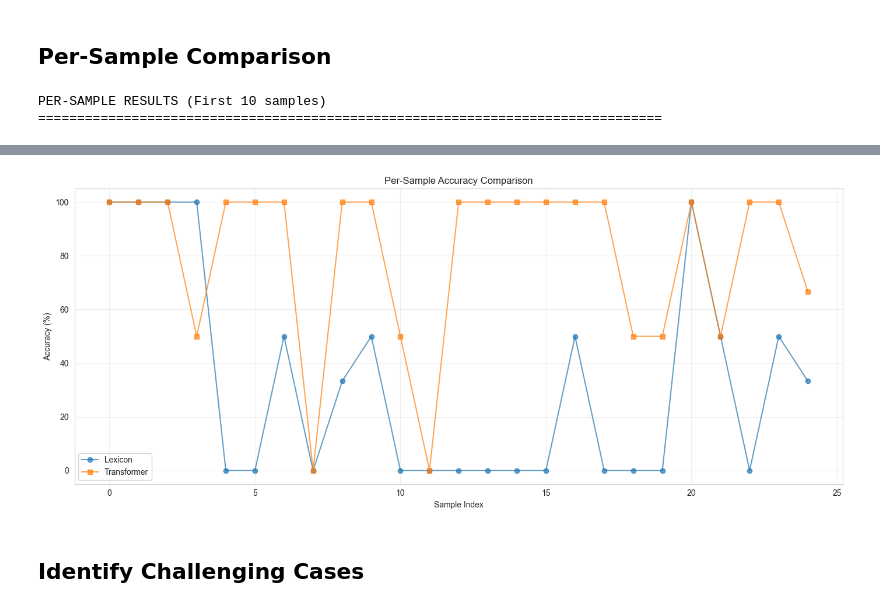
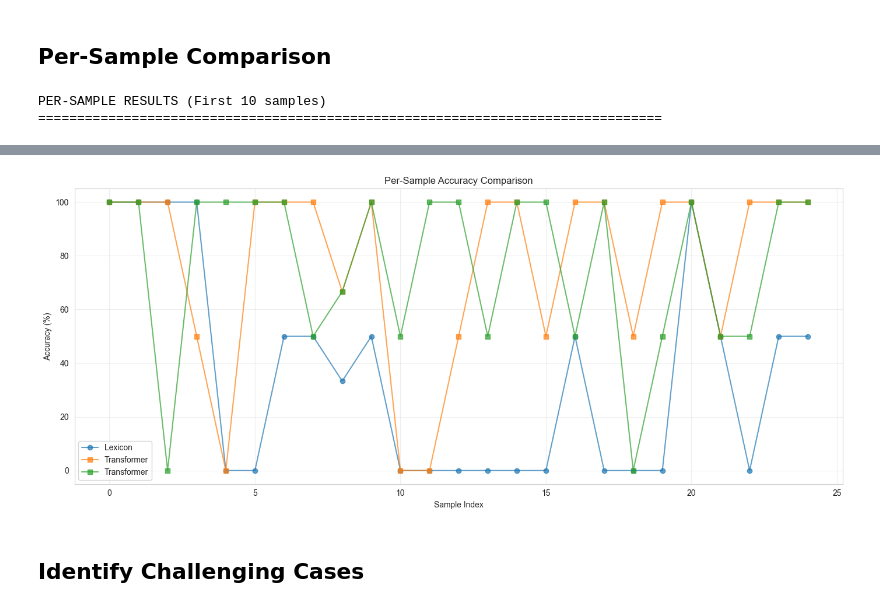
Before and after one commit to AlexandruPrimac/Aspect-Based-Sentiment-Analysis-Project, a Jupyter notebook: notebooks/comparison.ipynb, the cells around one changed output, grey strips where cells are left out. Drawn from its saved outputs; the diff is of its cells as text; code cells hidden in the pictures.

```diff
--- a/notebooks/comparison.ipynb
+++ b/notebooks/comparison.ipynb
@@ -38,14 +43,12 @@ Expected: [{'aspect': 'pizza', 'sentiment': 'positive'}, {'aspect': 'service', '
 # %% [markdown]
 ## Initialize Analyzers
 # %%
-from src.transformer_absa import TransformerABSA
-from src.lexicon_absa import LexiconABSA
-
 print("Initializing analyzers...")
 lexicon_analyzer = LexiconABSA()
 transformer_analyzer = TransformerABSA()
+ollama_llm_analyzer = OllamaABSA()
 
-print("✓ Both analyzers ready!")
+print("✓ All analyzers ready!")
 # %% [output]
 Initializing analyzers...
 Loading model: yangheng/deberta-v3-base-absa-v1.1 (device: CPU)
@@ -78,6 +82,14 @@ transformer_results = transformer_analyzer.analyze(text, aspects=expected_aspect
 for r in transformer_results:
     print(f"  {r.aspect:15} → {r.sentiment:10} (confidence: {r.confidence:.3f})")
 
+# --- Ollama-Based ---
+print("\n" + "=" * 60)
+print("Ollama-BASED RESULTS:")
+print("=" * 60)
+ollama_results = ollama_llm_analyzer.analyze(text)
+for r in ollama_results:
+    print(f"  {r.aspect:15} → {r.sentiment:10} (confidence: {r.confidence:.3f})")
+
 # --- Expected ---
 print("\n" + "=" * 60)
 print("EXPECTED RESULTS:")
@@ -125,8 +137,12 @@ def evaluate_results(predictions, expected):
 # Run on all samples
 lexicon_metrics = {'correct_aspects': 0, 'correct_sentiments': 0,
                    'total_expected': 0, 'total_predicted': 0}
+
 transformer_metrics = {'correct_aspects': 0, 'correct_sentiments': 0,
                        'total_expected': 0, 'total_predicted': 0}
+
+ollama_metrics = {'correct_aspects': 0, 'correct_sentiments': 0,
+                  'total_expected': 0, 'total_predicted': 0}
 
 results_list = []
 
@@ -137,17 +153,20 @@ for i, test_case in enumerate(test_data):
 
     # Get predictions
     lex_results = lexicon_analyzer.analyze(text)
-    trans_results = transformer_analyzer.analyze(text, expected_aspects)
+    trans_results = transformer_analyzer.analyze(text)
+    ollama_results = ollama_llm_analyzer.analyze(text)
 
     # Evaluate
     lex_eval = evaluate_results(lex_results, expected)
     trans_eval = evaluate_results(trans_results, expected)
+    ollama_eval = evaluate_results(ollama_results, expected)
 
     # Store results
     results_list.append({
         'text': text,
         'lexicon_correct': lex_eval['correct_sentiments'],
         'transformer_correct': trans_eval['correct_sentiments'],
+        'ollama_correct': ollama_eval['correct_sentiments'],
         'total_aspects': len(expected)
     })
 
@@ -155,6 +174,7 @@ for i, test_case in enumerate(test_data):
     for key in ['correct_aspects', 'correct_sentiments', 'total_expected', 'total_predicted']:
         lexicon_metrics[key] += lex_eval[key]
         transformer_metrics[key] += trans_eval[key]
+        ollama_metrics[key] += ollama_eval[key]
 
     if (i + 1) % 5 == 0:
         print(f"Processed {i + 1}/{len(test_data)} samples...")
@@ -246,6 +274,7 @@ plt.show()
 results_df = pd.DataFrame(results_list)
 results_df['lexicon_accuracy'] = results_df['lexicon_correct'] / results_df['total_aspects'] * 100
 results_df['transformer_accuracy'] = results_df['transformer_correct'] / results_df['total_aspects'] * 100
+results_df['ollama_accuracy'] = results_df['ollama_correct'] / results_df['total_aspects'] * 100
 
 print("\nPER-SAMPLE RESULTS (First 10 samples)")
 print("=" * 80)
@@ -256,6 +285,7 @@ plt.figure(figsize=(14, 6))
 x = range(len(results_df))
 plt.plot(x, results_df['lexicon_accuracy'], label='Lexicon', marker='o', alpha=0.7)
 plt.plot(x, results_df['transformer_accuracy'], label='Transformer', marker='s', alpha=0.7)
+plt.plot(x, results_df['ollama_accuracy'], label='Transformer', marker='s', alpha=0.7)
 plt.xlabel('Sample Index')
 plt.ylabel('Accuracy (%)')
 plt.title('Per-Sample Accuracy Comparison')
@@ -280,4 +310,4 @@ PER-SAMPLE RESULTS (First 10 samples)
-[figure, old version]
+[figure, new version]
 # %% [markdown]
 ## Identify Challenging Cases
 # %%
```
Also changed, not shown: parts of 10 cells of this notebook, 3 other files.
